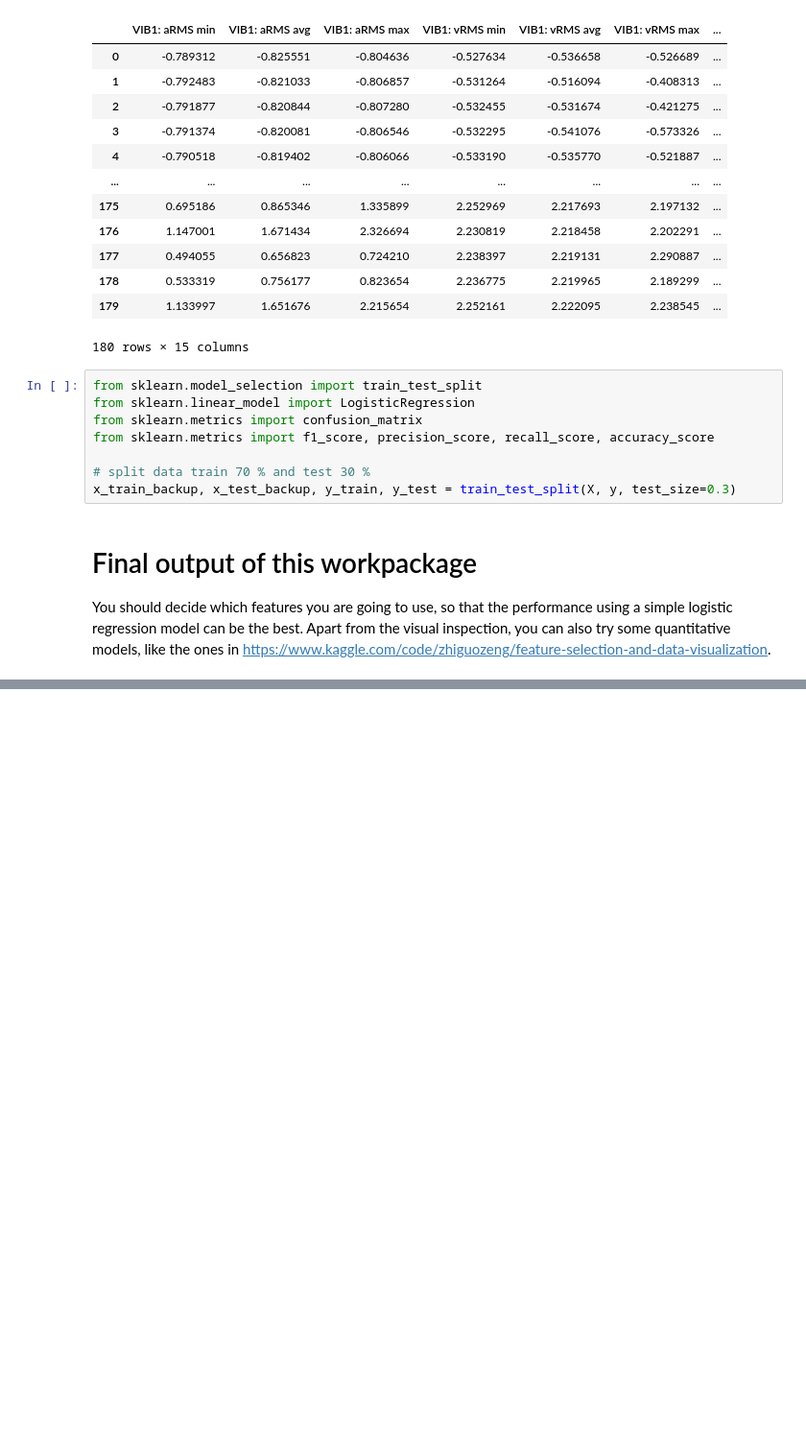
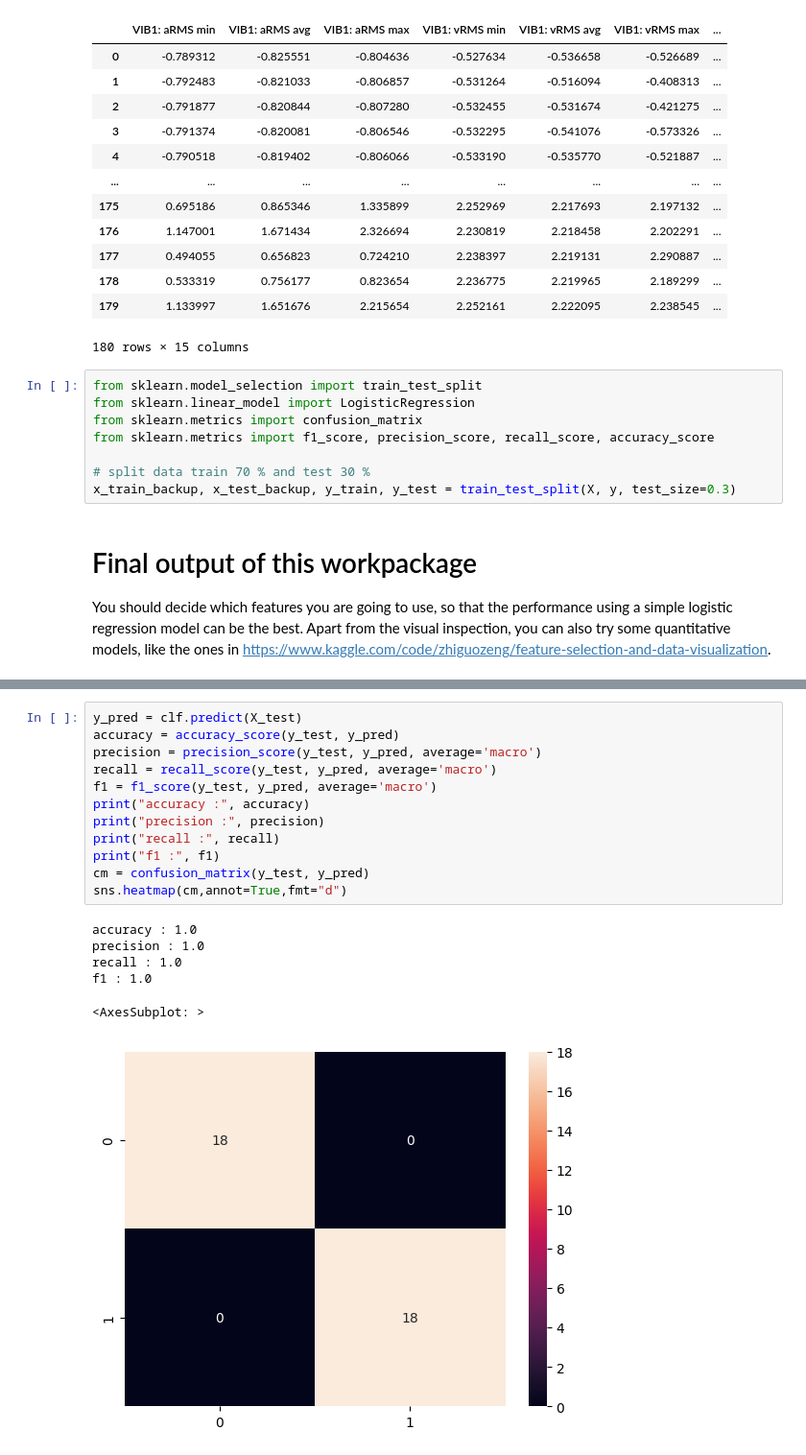
Before and after one commit to nizar139/SiemensProject_MaintenanceIndustrie, a Jupyter notebook: WP1_Feature Engineering - Student.ipynb, the cells around one changed output, grey strips where cells are left out. Shown at 96% size. Drawn from its saved outputs; the diff is of its cells as text; blank space fills up the shorter version.

```diff
--- a/WP1_Feature Engineering - Student.ipynb
+++ b/WP1_Feature Engineering - Student.ipynb
@@ -417 +449,20 @@ def preprocess(data, scaler, X, id_to_keep):
+# %%
+y_pred = clf.predict(X_test)
+accuracy = accuracy_score(y_test, y_pred)
+precision = precision_score(y_test, y_pred, average='macro')
+recall = recall_score(y_test, y_pred, average='macro')
+f1 = f1_score(y_test, y_pred, average='macro')
+print("accuracy :", accuracy)
+print("precision :", precision)
+print("recall :", recall)
+print("f1 :", f1)
+cm = confusion_matrix(y_test, y_pred)
+sns.heatmap(cm,annot=True,fmt="d")
+# %% [output]
+accuracy : 1.0
+precision : 1.0
+recall : 1.0
+f1 : 1.0
+<AxesSubplot: >
+[figure, added]
 # %%
```
Also changed, not shown: parts of 21 cells of this notebook.
